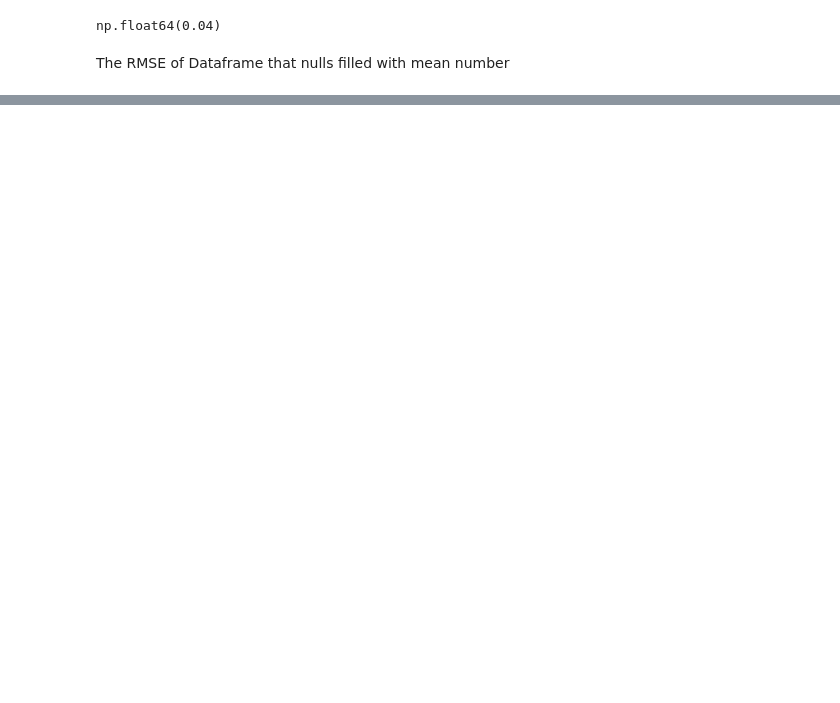
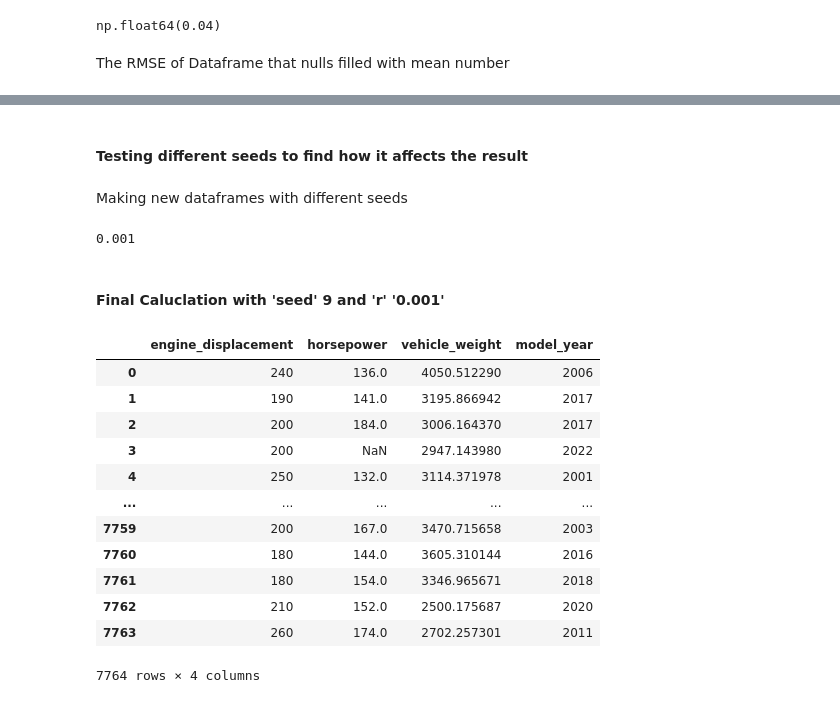
Before and after one commit to moeinforoughi/MLcourse, a Jupyter notebook: homeworks/homework-2.ipynb, the cells around one changed output, grey strips where cells are left out. Cells and saved outputs as stored; diff of their text form; code cells hidden in the pictures; blank space fills up the shorter version.

```diff
--- a/homeworks/homework-2.ipynb
+++ b/homeworks/homework-2.ipynb
@@ -186,0 +235,80 @@ np.float64(0.04)
+# %% [markdown]
+<h4>Testing different seeds to find how it affects the result</h4>
+# %% [markdown]
+<p>Making new dataframes with different seeds</p>
+# %%
+n = len(df)
+n_val = int(len(df) * 0.2)
+n_test = int(len(df) * 0.2)
+n_train = n - (n_val+n_test)
+n,n_val,n_test,n_train
+scores = []
+for seed in [0, 1, 2, 3, 4, 5, 6, 7, 8, 9]:
+    idx = np.arange(n)
+    np.random.seed(seed)
+    np.random.shuffle(idx)
+    df_train = df.iloc[idx[:n_train]]
+    df_val = df.iloc[idx[n_train:n_train+n_val]]
+    df_test = df.iloc[idx[n_train+n_val:]]
+    df_train = df_train.reset_index(drop=True)
+    df_val = df_val.reset_index(drop=True)
+    df_test = df_test.reset_index(drop=True)
+    y_train = np.log1p(df_train.fuel_efficiency_mpg.values)
+    y_val = np.log1p(df_val.fuel_efficiency_mpg.values)
+    y_test = np.log1p(df_test.fuel_efficiency_mpg.values)
+    del df_train['fuel_efficiency_mpg']
+    del df_val['fuel_efficiency_mpg']
+    del df_test['fuel_efficiency_mpg']
+    X_train = df_train[base].fillna(0).values
+    X_val = df_val[base].fillna(0).values
+    w0,w = train_linear_regression(X_train,y_train)
+    y_pred = w0 + X_val.dot(w)
+    score = rmse(y_val,y_pred)
+    scores.append(score)
+print(round(np.std(scores),3))
+# %% [output]
+0.001
+# %% [markdown]
+<h4>Final Caluclation with 'seed' 9 and 'r' '0.001'</h4>
+# %%
+n = len(df)
+n_val = int(len(df) * 0.2)
+n_test = int(len(df) * 0.2)
+n_train = n - (n_val+n_test)
+n,n_val,n_test,n_train
+# Set the seed to 9
+seed = 9
+# Seperating the Dataframes again
+idx = np.arange(n)
+np.random.seed(seed)
+np.random.shuffle(idx)
+df_train = df.iloc[idx[:n_train]]
+df_val = df.iloc[idx[n_train:n_train+n_val]]
+df_test = df.iloc[idx[n_train+n_val:]]
+df_train = df_train.reset_index(drop=True)
+df_val = df_val.reset_index(drop=True)
+df_test = df_test.reset_index(drop=True)
+y_train = np.log1p(df_train.fuel_efficiency_mpg.values)
+y_val = np.log1p(df_val.fuel_efficiency_mpg.values)
+y_test = np.log1p(df_test.fuel_efficiency_mpg.values)
+del df_train['fuel_efficiency_mpg']
+del df_val['fuel_efficiency_mpg']
+del df_test['fuel_efficiency_mpg']
+# %%
+df_full_train = pd.concat([df_train,df_val])
+df_full_train = df_full_train.reset_index(drop=True)
+df_full_train
+# %% [output]
+|  | engine_displacement | horsepower | vehicle_weight | model_year |
+| 0 | 240 | 136.0 | 4050.512290 | 2006 |
+| 1 | 190 | 141.0 | 3195.866942 | 2017 |
+| 2 | 200 | 184.0 | 3006.164370 | 2017 |
+| 3 | 200 | NaN | 2947.143980 | 2022 |
+| 4 | 250 | 132.0 | 3114.371978 | 2001 |
+| ... | ... | ... | ... | ... |
+| 7759 | 200 | 167.0 | 3470.715658 | 2003 |
+| 7760 | 180 | 144.0 | 3605.310144 | 2016 |
+| 7761 | 180 | 154.0 | 3346.965671 | 2018 |
+| 7762 | 210 | 152.0 | 2500.175687 | 2020 |
+| 7763 | 260 | 174.0 | 2702.257301 | 2011 |
+7764 rows × 4 columns
```
Also changed, not shown: parts of 13 cells of this notebook.
